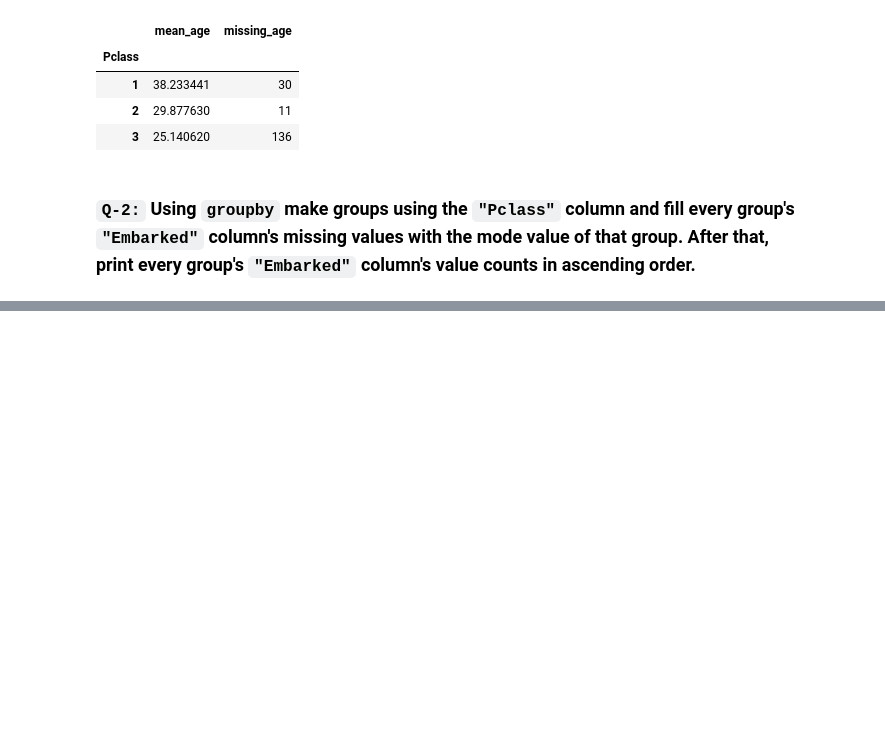
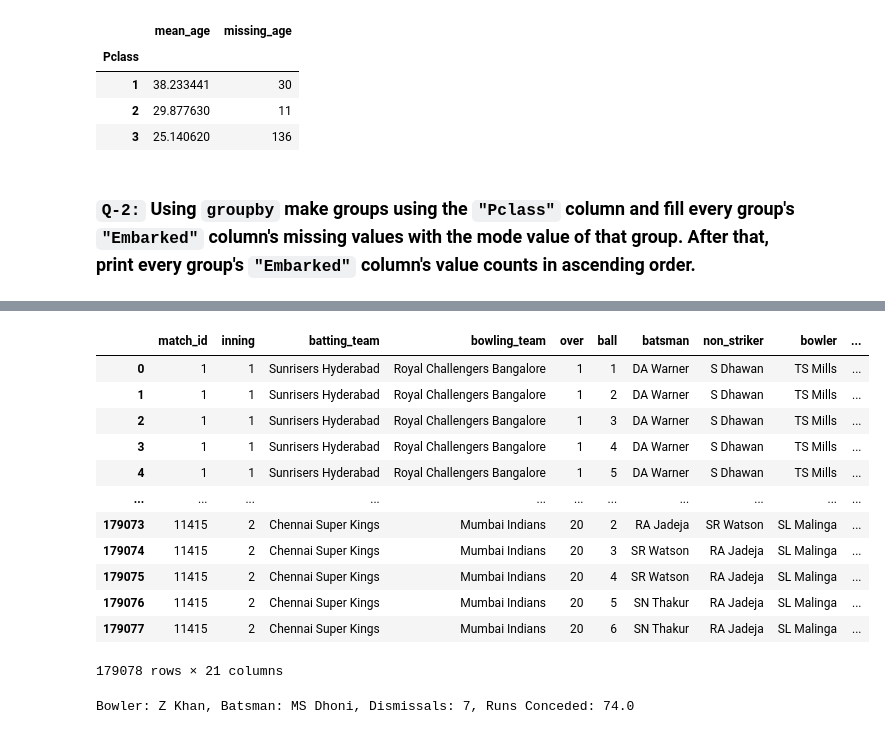
Before and after one commit to BhautikVekariya21/dsc, a Jupyter notebook: pandas/task19.ipynb, the cells around one changed output, grey strips where cells are left out. Saved outputs shown, nothing was run; the diff lists cells and outputs as text; code cells hidden in the pictures; blank space fills up the shorter version.

```diff
--- a/pandas/task19.ipynb
+++ b/pandas/task19.ipynb
@@ -40,0 +205,23 @@ titanic.groupby('Pclass').agg(
+# %%
+import pandas as pd
+# Load dataset
+df = pd.read_csv("deliveries.csv")
+# Filter for chasing (second innings)
+chasing_df = df[df['inning'] == 2]
+
+# 1. Highest score while chasing
+scores = chasing_df.groupby(['match_id', 'batsman'])['batsman_runs'].sum().reset_index()
+highest_score = scores.loc[scores['batsman_runs'].idxmax()]
+
+# 2. Best strike rate while chasing (100+ balls faced)
+balls_faced = chasing_df.groupby('batsman')['ball'].count()
+runs_scored = chasing_df.groupby('batsman')['batsman_runs'].sum()
+valid_batsmen = balls_faced[balls_faced >= 100].index
+strike_rates = (runs_scored[valid_batsmen] / balls_faced[valid_batsmen] * 100).round(2)
+best_strike_rate = strike_rates.idxmax()
+best_strike_value = strike_rates.max()
+
+print("Highest Score While Chasing:")
+print(f"Batsman: {highest_score['batsman']}, Score: {highest_score['batsman_runs']}, Match ID: {highest_score['match_id']}")
+print("\nBest Strike Rate While Chasing (100+ balls faced):")
+print(f"Batsman: {best_strike_rate}, Strike Rate: {best_strike_value}")
@@ -40,0 +253,50 @@ titanic.groupby('Pclass').agg(
+# %%
+df
+# %% [output]
+|  | match_id | inning | batting_team | bowling_team | over | ball | batsman | non_striker | bowler | ... |
+| 0 | 1 | 1 | Sunrisers Hyderabad | Royal Challengers Bangalore | 1 | 1 | DA Warner | S Dhawan | TS Mills | ... |
+| 1 | 1 | 1 | Sunrisers Hyderabad | Royal Challengers Bangalore | 1 | 2 | DA Warner | S Dhawan | TS Mills | ... |
+| 2 | 1 | 1 | Sunrisers Hyderabad | Royal Challengers Bangalore | 1 | 3 | DA Warner | S Dhawan | TS Mills | ... |
+| 3 | 1 | 1 | Sunrisers Hyderabad | Royal Challengers Bangalore | 1 | 4 | DA Warner | S Dhawan | TS Mills | ... |
+| 4 | 1 | 1 | Sunrisers Hyderabad | Royal Challengers Bangalore | 1 | 5 | DA Warner | S Dhawan | TS Mills | ... |
+| ... | ... | ... | ... | ... | ... | ... | ... | ... | ... | ... |
+| 179073 | 11415 | 2 | Chennai Super Kings | Mumbai Indians | 20 | 2 | RA Jadeja | SR Watson | SL Malinga | ... |
+| 179074 | 11415 | 2 | Chennai Super Kings | Mumbai Indians | 20 | 3 | SR Watson | RA Jadeja | SL Malinga | ... |
+| 179075 | 11415 | 2 | Chennai Super Kings | Mumbai Indians | 20 | 4 | SR Watson | RA Jadeja | SL Malinga | ... |
+| 179076 | 11415 | 2 | Chennai Super Kings | Mumbai Indians | 20 | 5 | SN Thakur | RA Jadeja | SL Malinga | ... |
+| 179077 | 11415 | 2 | Chennai Super Kings | Mumbai Indians | 20 | 6 | SN Thakur | RA Jadeja | SL Malinga | ... |
+179078 rows × 21 columns
+# %%
+import pandas as pd
+
+# Load dataset
+df = pd.read_csv("deliveries.csv")
+
+# 1. Calculate dismissals (excluding run outs)
+dismissals = df[df['player_dismissed'].notna() & (df['dismissal_kind'] != 'run out')]
+dismissal_counts = dismissals.groupby(['bowler', 'player_dismissed']).agg(
+    dismissals=('player_dismissed', 'count')
+).reset_index()
+
+# 2. Calculate runs conceded from full data
+run_stats = df.groupby(['bowler', 'batsman']).agg(
+    runs=('batsman_runs', 'sum')
+).reset_index()
+
+# 3. Merge on bowler and batsman/player_dismissed
+stats = pd.merge(
+    dismissal_counts,
+    run_stats,
+    left_on=['bowler', 'player_dismissed'],
+    right_on=['bowler', 'batsman'],
+    how='left'
+).drop(columns='batsman')
+
+# 4. Sort by most dismissals, and if tie, fewest runs
+top_pair = stats.sort_values(['dismissals', 'runs'], ascending=[False, True]).iloc[0]
+
+# 5. Print result
+print(f"Bowler: {top_pair['bowler']}, Batsman: {top_pair['player_dismissed']}, "
+      f"Dismissals: {top_pair['dismissals']}, Runs Conceded: {top_pair['runs']}")
+# %% [output]
+Bowler: Z Khan, Batsman: MS Dhoni, Dismissals: 7, Runs Conceded: 74.0
```
Also changed, not shown: parts of 23 cells of this notebook.
